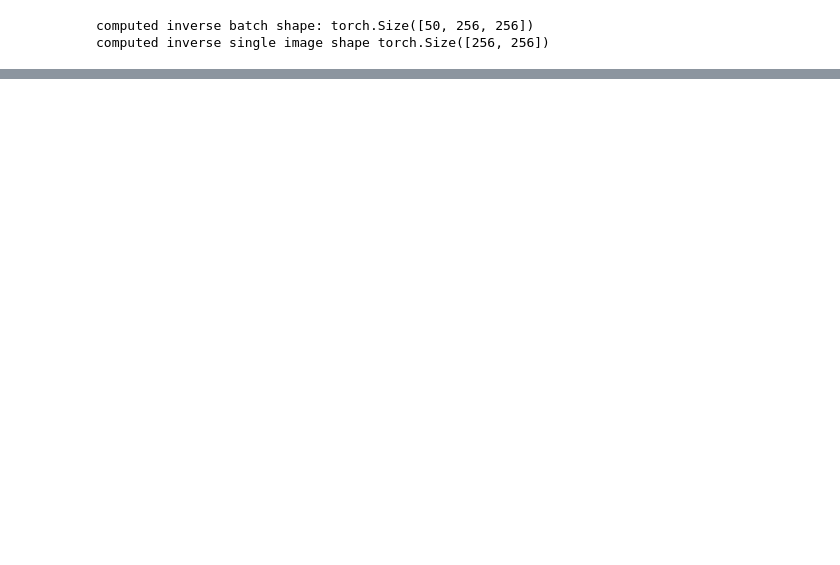
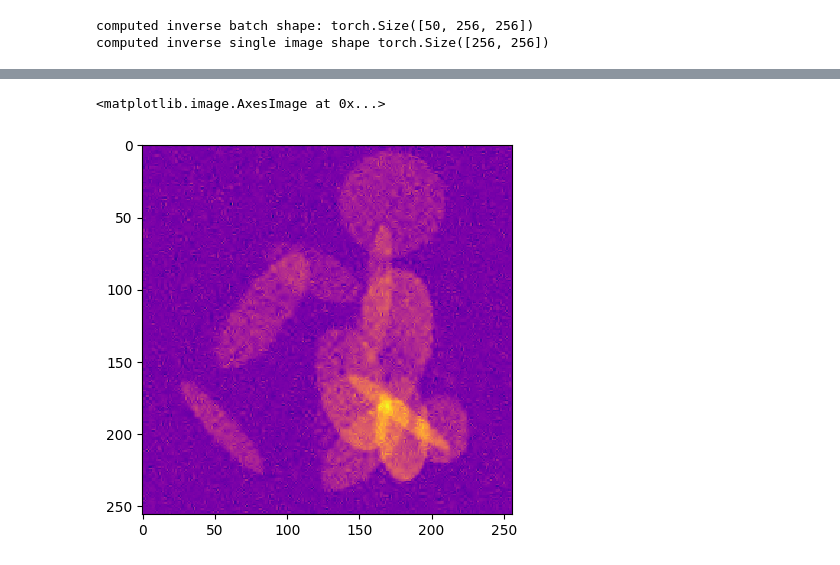
Before and after one commit to smichelena/robust-nets-wavelet-rec, a Jupyter notebook: ellipses/test_wavelet_methods.ipynb, the cells around one changed output, grey strips where cells are left out. Cells and saved outputs as stored; diff of their text form; code cells hidden in the pictures; blank space fills up the shorter version.

```diff
--- a/ellipses/test_wavelet_methods.ipynb
+++ b/ellipses/test_wavelet_methods.ipynb
@@ -98,0 +121,14 @@ plt.imshow(b_batch_plot, cmap='plasma')
+# %%
+def wavelet_reconstruction(y, lam, rho):
+    x, _ = reconstruction_methods.admm_l1_rec(
+        y,
+        OpA,
+        OpW,
+        OpA.adj(y),
+        OpW(OpA.adj(y)),
+        lam,
+        rho,
+        iter=10,
+        silent=False,
+    )
+    return x
@@ -98,0 +148,2 @@ plt.imshow(b_batch_plot, cmap='plasma')
+# %%
+x_rec = wavelet_reconstruction(Y_ref, 9e-7, 1e-5)
@@ -98,0 +155,5 @@ plt.imshow(b_batch_plot, cmap='plasma')
+# %%
+plt.imshow(x_rec[0, 0, :, :].detach().cpu().numpy(), cmap="plasma")
+# %% [output]
+<matplotlib.image.AxesImage at 0x...>
+[figure, added]
```
Also changed, not shown: parts of 19 cells of this notebook, 2 other files.
